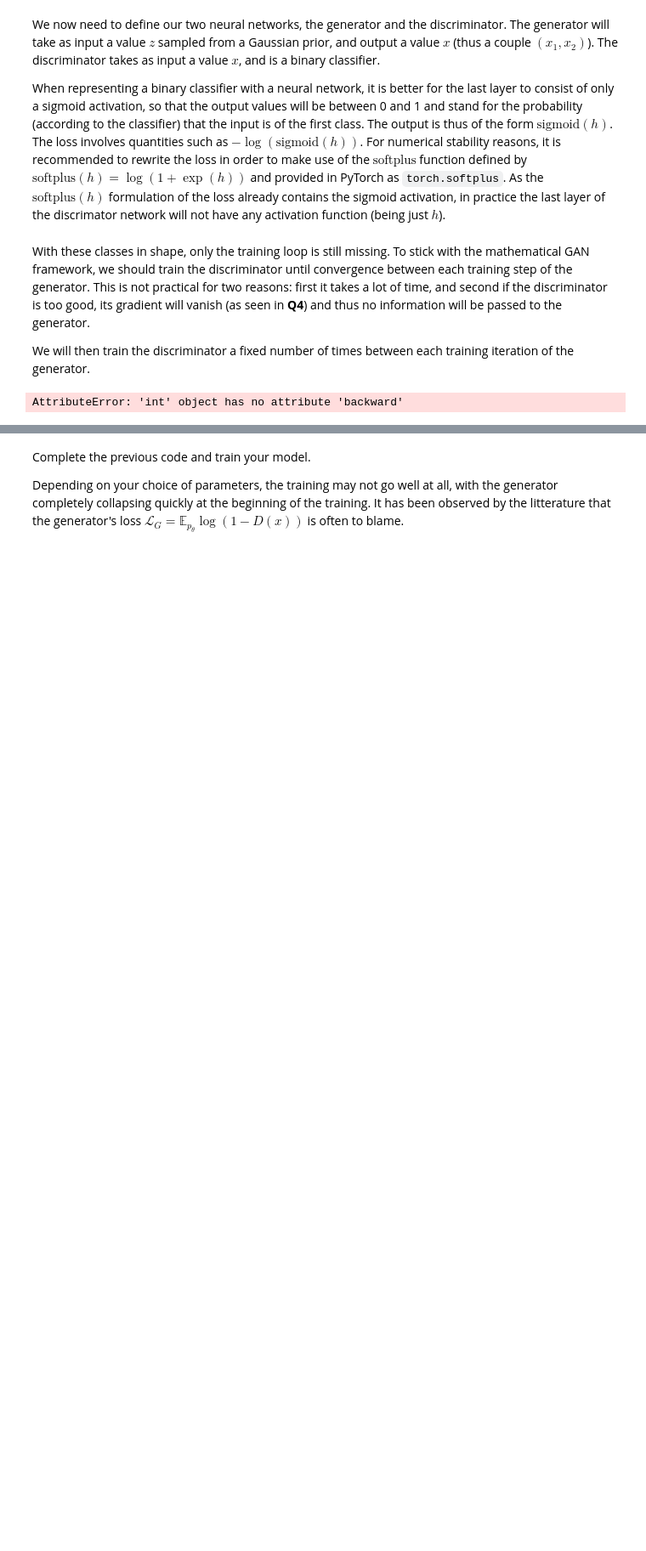
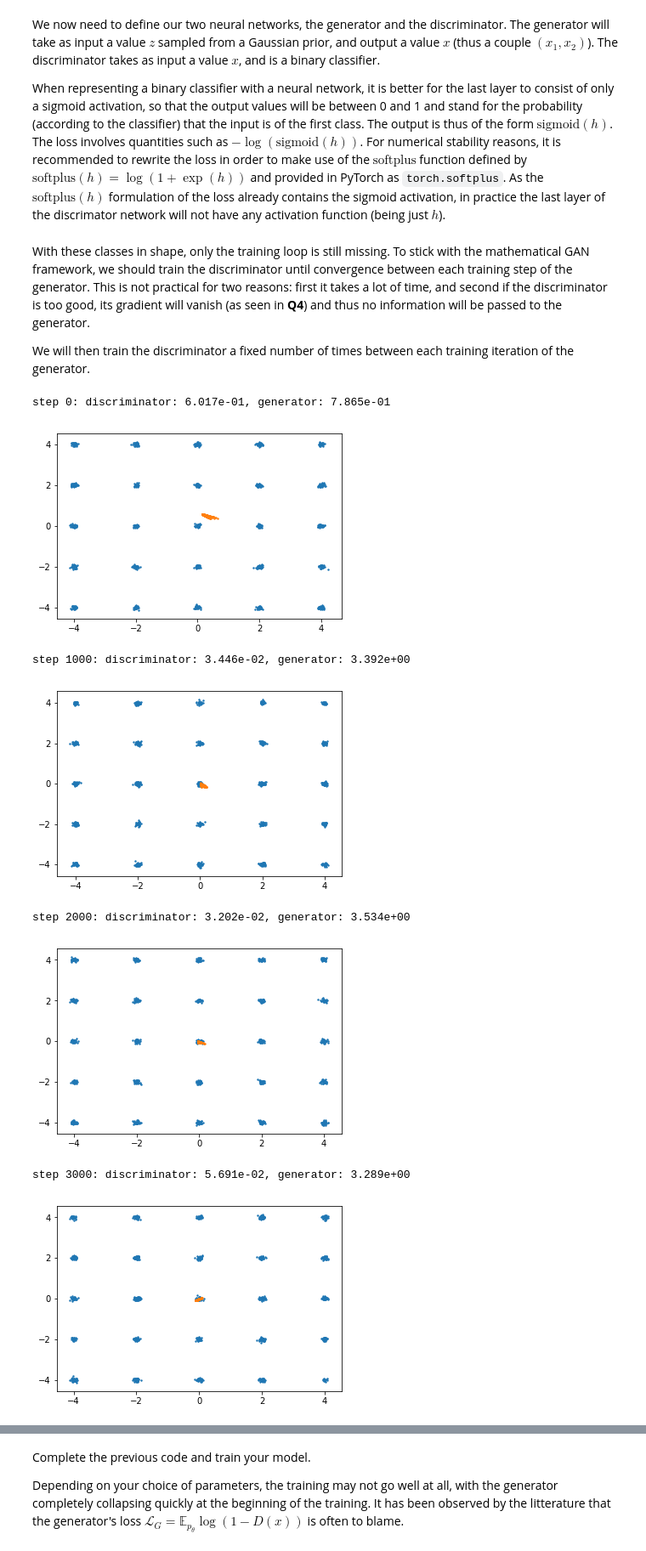
Before and after one commit to paulasquin/deep-learning-in-practice-cs, a Jupyter notebook: 1-TD-GAN-VAE.ipynb, the cells around one changed output, grey strips where cells are left out. Shown at 85% size. Drawn from its saved outputs; the diff is of its cells as text; code cells hidden in the pictures; blank space fills up the shorter version.

```diff
--- a/1-TD-GAN-VAE.ipynb
+++ b/1-TD-GAN-VAE.ipynb
@@ -123,7 +117,8 @@ import torch.nn as nn
 import torch.nn.functional as F
 
 # Choose a value for the prior dimension
-PRIOR_N = 1
+#PRIOR_N = 1
+PRIOR_N = 3
 
 # Define the generator
 class Generator(nn.Module):
@@ -145,54 +140,100 @@ class Generator(nn.Module):
 class Discriminator(nn.Module):
     def __init__(self):
         super().__init__()
-        self.fc1 = nn.Linear(2, 2)
-        self.fc2 = nn.Linear(2, 1)
+        #self.fc1 = nn.Linear(2, 2)
+        #self.fc2 = nn.Linear(2, 1)
+        self.fc1 = nn.Linear(2, 50)
+        self.fc2 = nn.Linear(50, 50)
+        self.fc3 = nn.Linear(50, 2)
 
     def __call__(self, x):
-        h = F.relu(self.fc1(x))
-        return self.fc2(h)
+        #h = F.relu(self.fc1(x))
+        h_temp_1 = F.relu(self.fc1(x))
+        h_temp_2 = F.relu(self.fc2(h_temp_1))
+        h = self.fc3(h_temp_2) # Not activating last layer
+        return h
+        #return self.fc2(h)
 # %% [markdown]
 With these classes in shape, only the training loop is still missing. To stick with the mathematical GAN framework, we should train the discriminator until convergence between each training step of the generator. This is not practical for two reasons: first it takes a lot of time, and second if the discriminator is too good, its gradient will vanish (as seen in **Q4**) and thus no information will be passed to the generator.
 
 We will then train the discriminator a fixed number of times between each training iteration of the generator.
 # %%
+from torch.nn import LogSoftmax, NLLLoss
+from torch.autograd import Variable
+
 # Number of times to train the discriminator between two generator steps
-TRAIN_RATIO = 1
+# TRAIN_RATIO = 1
+TRAIN_RATIO = 3
 # Total number of training iterations for the generator
 N_ITER = 20001
 # Batch size to use
-BATCHLEN = 128
+# BATCHLEN = 128
+BATCHLEN = 64
 
 generator = Generator()
-optim_gen = torch.optim.Adam(generator.parameters(), lr=0.0001, betas=(0.5,0.9))
+#optim_gen = torch.optim.Adam(generator.parameters(), lr=0.0001, betas=(0.5,0.9))
+optim_gen = torch.optim.Adam(generator.parameters(), lr=0.001)
 discriminator = Discriminator()
-optim_disc = torch.optim.Adam(discriminator.parameters(), lr=0.0001, betas=(0.5,0.9))
+# optim_disc = torch.optim.Adam(discriminator.parameters(), lr=0.0001, betas=(0.5,0.9))
+optim_disc = torch.optim.Adam(discriminator.parameters(), lr=0.001)
+
+m = LogSoftmax()
+L = NLLLoss()
 
 for i in range(N_ITER):
     # train the discriminator
     for _ in range(TRAIN_RATIO):
         discriminator.zero_grad()
         real_batch = generate_batch(BATCHLEN)
         fake_batch = generator.generate(BATCHLEN)
         # Compute here the discriminator loss, using functions like torch.sum, torch.exp, torch.log,
         # torch.softplus, using real_batch and fake_batch
-        disc_loss = 0 # FILL HERE
+        #disc_loss = 0 # FILL HERE
+
+        # START FILLING
+        fake_prediction = discriminator(fake_batch)
+        real_prediction = discriminator(real_batch)
+
+        disc_loss = L(m(real_prediction), Variable(torch.LongTensor([0]*BATCHLEN)))#torch.mean(F.softplus(-real_prediction))
         disc_loss.backward()
         optim_disc.step()
+
+        discriminator.zero_grad()
+        disc_loss = L(m(fake_prediction), Variable(torch.LongTensor([1]*BATCHLEN)))#torch.mean(F.softplus(fake_prediction))
+        # END FILLING
+
+        disc_loss.backward()
+        optim_disc.step()
+
     # train the generator
     generator.zero_grad()
     fake_batch = generator.generate(BATCHLEN)
     # Compute here the generator loss, using fake_batch
-    gen_loss = 0 # FILL HERE
+    # gen_loss = 0 # FILL HERE
+
+    # START FILLING
+
+    fake_prediction = discriminator(fake_batch)
+    gen_loss = L(m(fake_prediction), Variable(torch.LongTensor([0]*BATCHLEN)))
+
+    # END FILLING
+
     gen_loss.backward()
     optim_gen.step()
-    if i%100 == 0:
+    if i%1000 == 0:
         print('step {}: discriminator: {:.3e}, generator: {:.3e}'.format(i, float(disc_loss), float(gen_loss)))
         # plot the result
         real_batch = generate_batch(1024)
         fake_batch = generator.generate(1024).detach()
         plt.scatter(real_batch[:,0], real_batch[:,1], s=2.0, label='real data')
         plt.scatter(fake_batch[:,0], fake_batch[:,1], s=2.0, label='fake data')
         plt.show()
 # %% [output]
-AttributeError: 'int' object has no attribute 'backward'
+step 0: discriminator: 6.017e-01, generator: 7.865e-01
+[figure, added]
+step 1000: discriminator: 3.446e-02, generator: 3.392e+00
+[figure, added]
+step 2000: discriminator: 3.202e-02, generator: 3.534e+00
+[figure, added]
+step 3000: discriminator: 5.691e-02, generator: 3.289e+00
+[figure, added]
```
Also changed, not shown: parts of 8 cells of this notebook.
